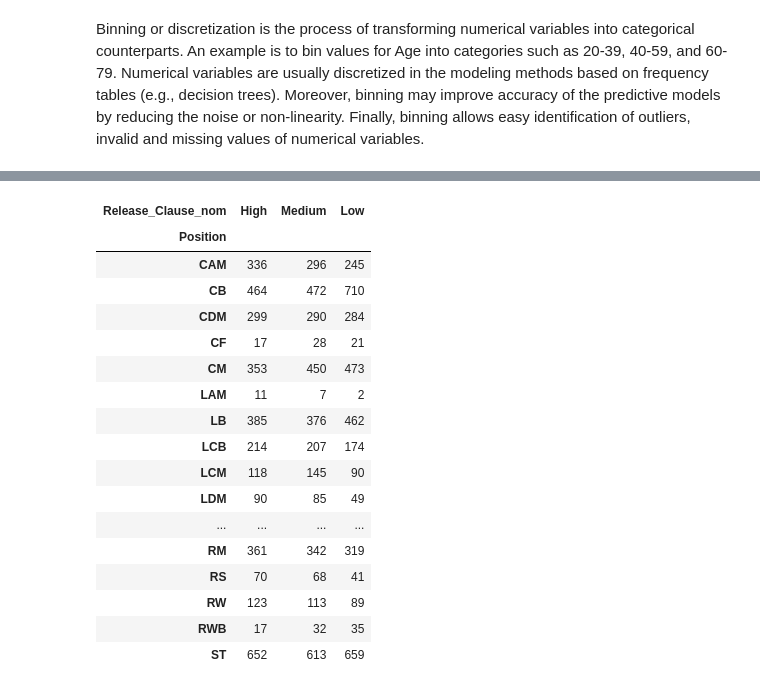
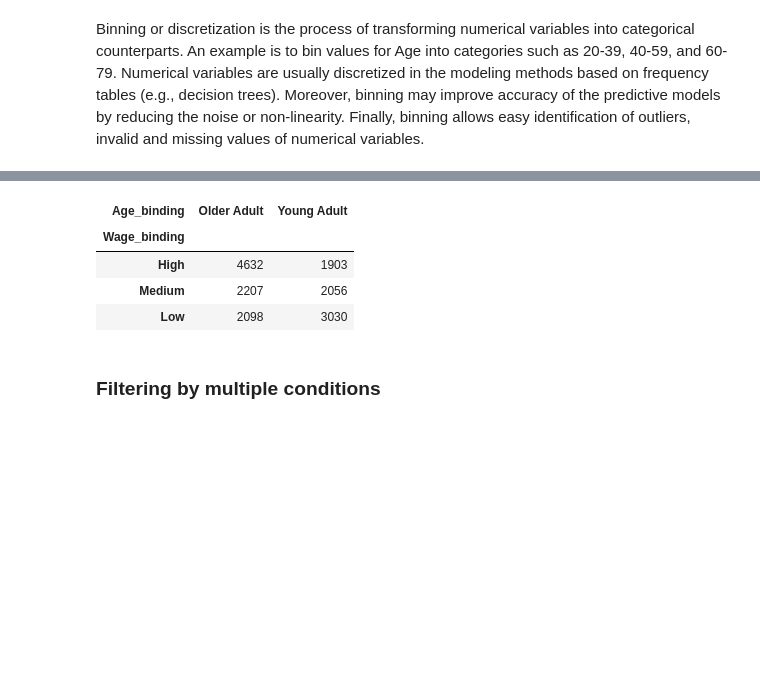
Before and after one commit to HamidBekamiri/EDA_GitHub, a Jupyter notebook: EDA_FIFA_2022.ipynb, the cells around one changed output, grey strips where cells are left out. Cells and saved outputs as stored; diff of their text form; code cells hidden in the pictures; blank space fills up the shorter version.

```diff
--- a/EDA_FIFA_2022.ipynb
+++ b/EDA_FIFA_2022.ipynb
@@ -663,2 +804,2 @@ fifadata['Release_Clause'] = fifadata['Release_Clause'].astype('float')
 # %%
-fifadata['Release_Clause_nom'] = pd.qcut(x=fifadata['Release_Clause'], q=3, labels={'High', 'Medium', 'Low'}, retbins=False)
+fifadata['Wage_binding'] = pd.qcut(x=fifadata['Wage'], q=3, labels={'High', 'Medium', 'Low'}, retbins=False)
@@ -669,3 +813,0 @@ fifadata['Release_Clause'].isnull().sum()
-# %%
-# Drop all columns where stop_data, time, and driver_gender are missing
-fifadata.dropna(subset=['Release_Clause'], inplace=True)
@@ -676,3 +813,0 @@ fifadata['Release_Clause'].isnull().sum()
-# %%
-# Assign the is_arrested column a new datatype
-fifadata['Release_Clause'] = fifadata['Release_Clause'].astype('int')
@@ -721 +844,4 @@ pd.crosstab(fifadata.Position, fifadata.Release_Clause_nom)
+# %%
+# Display relationship between age and wage
+fifadata['Age_binding'] = pd.qcut(x=fifadata['Age'], q=2, labels={'Young Adult', 'Older Adult'}, retbins=False)
 # %%
@@ -742,21 +868,8 @@ pd.crosstab(fifadata.Position, s)
 # %%
-pd.crosstab(fifadata.Position, fifadata.Release_Clause_nom)
+pd.crosstab(fifadata.Wage_binding, fifadata.Age_binding)
 # %% [output]
-| Release_Clause_nom | High | Medium | Low |
-| Position |  |  |  |
-| CAM | 336 | 296 | 245 |
-| CB | 464 | 472 | 710 |
-| CDM | 299 | 290 | 284 |
-| CF | 17 | 28 | 21 |
-| CM | 353 | 450 | 473 |
-| LAM | 11 | 7 | 2 |
-| LB | 385 | 376 | 462 |
-| LCB | 214 | 207 | 174 |
-| LCM | 118 | 145 | 90 |
-| LDM | 90 | 85 | 49 |
-| ... | ... | ... | ... |
-| RM | 361 | 342 | 319 |
-| RS | 70 | 68 | 41 |
-| RW | 123 | 113 | 89 |
-| RWB | 17 | 32 | 35 |
-| ST | 652 | 613 | 659 |
+| Age_binding | Older Adult | Young Adult |
+| Wage_binding |  |  |
+| High | 4632 | 1903 |
+| Medium | 2207 | 2056 |
+| Low | 2098 | 3030 |
@@ -764,0 +876,2 @@ pd.crosstab(fifadata.Club, fifadata.Release_Clause_nom, normalize=True)
+# %% [markdown]
+### Filtering by multiple conditions
```
Also changed, not shown: parts of 85 cells of this notebook.
